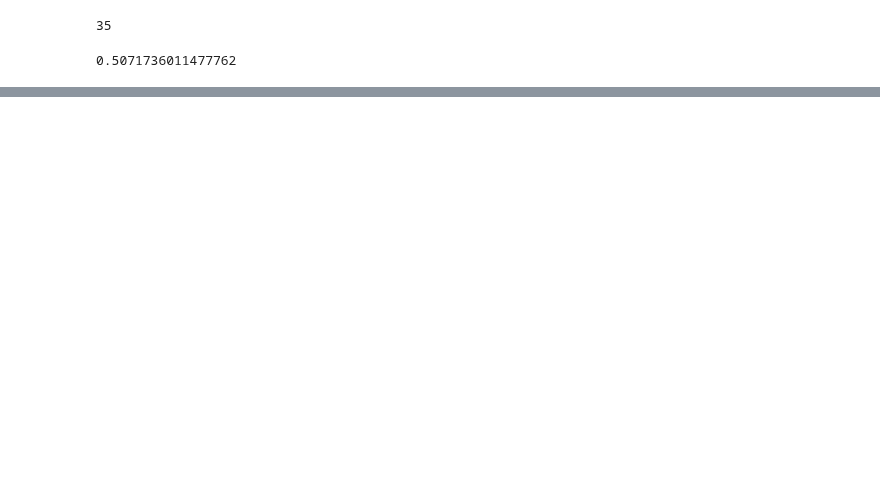
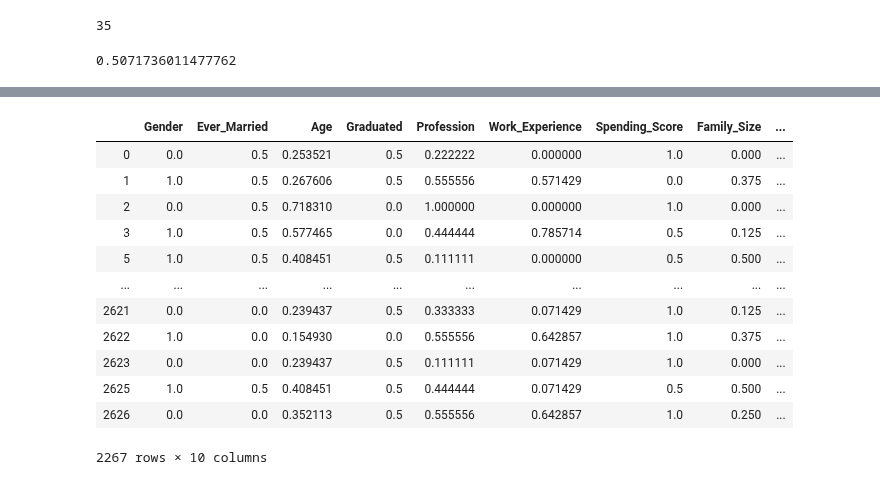
Before and after one commit to 9ooDa/3002_project, a Jupyter notebook: knn.ipynb, the cells around one changed output, grey strips where cells are left out. Cells and saved outputs as stored; diff of their text form; code cells hidden in the pictures; blank space fills up the shorter version.

```diff
--- a/knn.ipynb
+++ b/knn.ipynb
@@ -121,0 +139,18 @@ print(knn.score(test_X.values, test_Y.values))
+# %%
+test = test.iloc[:, 1:]
+
+cat = ['Gender', 'Ever_Married', 'Graduated', 'Profession', 'Spending_Score', 'Var_1']
+
+le_test = LabelEncoder()
+
+for c in cat:
+    test[c] = le.fit_transform(test[c])
+
+test = test.dropna()
+# %%
+for i in test.columns:
+    try:
+        test[i] = min_max_normalize(test[i])
+    except KeyError:
+        var = 0
+test.describe()
@@ -121,0 +176,17 @@ print(knn.score(test_X.values, test_Y.values))
+# %%
+test['Segmentation'] = knn.predict(test)
+test
+# %% [output]
+|  | Gender | Ever_Married | Age | Graduated | Profession | Work_Experience | Spending_Score | Family_Size | ... |
+| 0 | 0.0 | 0.5 | 0.253521 | 0.5 | 0.222222 | 0.000000 | 1.0 | 0.000 | ... |
+| 1 | 1.0 | 0.5 | 0.267606 | 0.5 | 0.555556 | 0.571429 | 0.0 | 0.375 | ... |
+| 2 | 0.0 | 0.5 | 0.718310 | 0.0 | 1.000000 | 0.000000 | 1.0 | 0.000 | ... |
+| 3 | 1.0 | 0.5 | 0.577465 | 0.0 | 0.444444 | 0.785714 | 0.5 | 0.125 | ... |
+| 5 | 1.0 | 0.5 | 0.408451 | 0.5 | 0.111111 | 0.000000 | 0.5 | 0.500 | ... |
+| ... | ... | ... | ... | ... | ... | ... | ... | ... | ... |
+| 2621 | 0.0 | 0.0 | 0.239437 | 0.5 | 0.333333 | 0.071429 | 1.0 | 0.125 | ... |
+| 2622 | 1.0 | 0.0 | 0.154930 | 0.0 | 0.555556 | 0.642857 | 1.0 | 0.375 | ... |
+| 2623 | 0.0 | 0.0 | 0.239437 | 0.5 | 0.111111 | 0.071429 | 1.0 | 0.000 | ... |
+| 2625 | 1.0 | 0.5 | 0.408451 | 0.5 | 0.444444 | 0.071429 | 0.5 | 0.500 | ... |
+| 2626 | 0.0 | 0.0 | 0.352113 | 0.5 | 0.555556 | 0.642857 | 1.0 | 0.250 | ... |
+2267 rows × 10 columns
```
Also changed, not shown: parts of 8 cells of this notebook.
